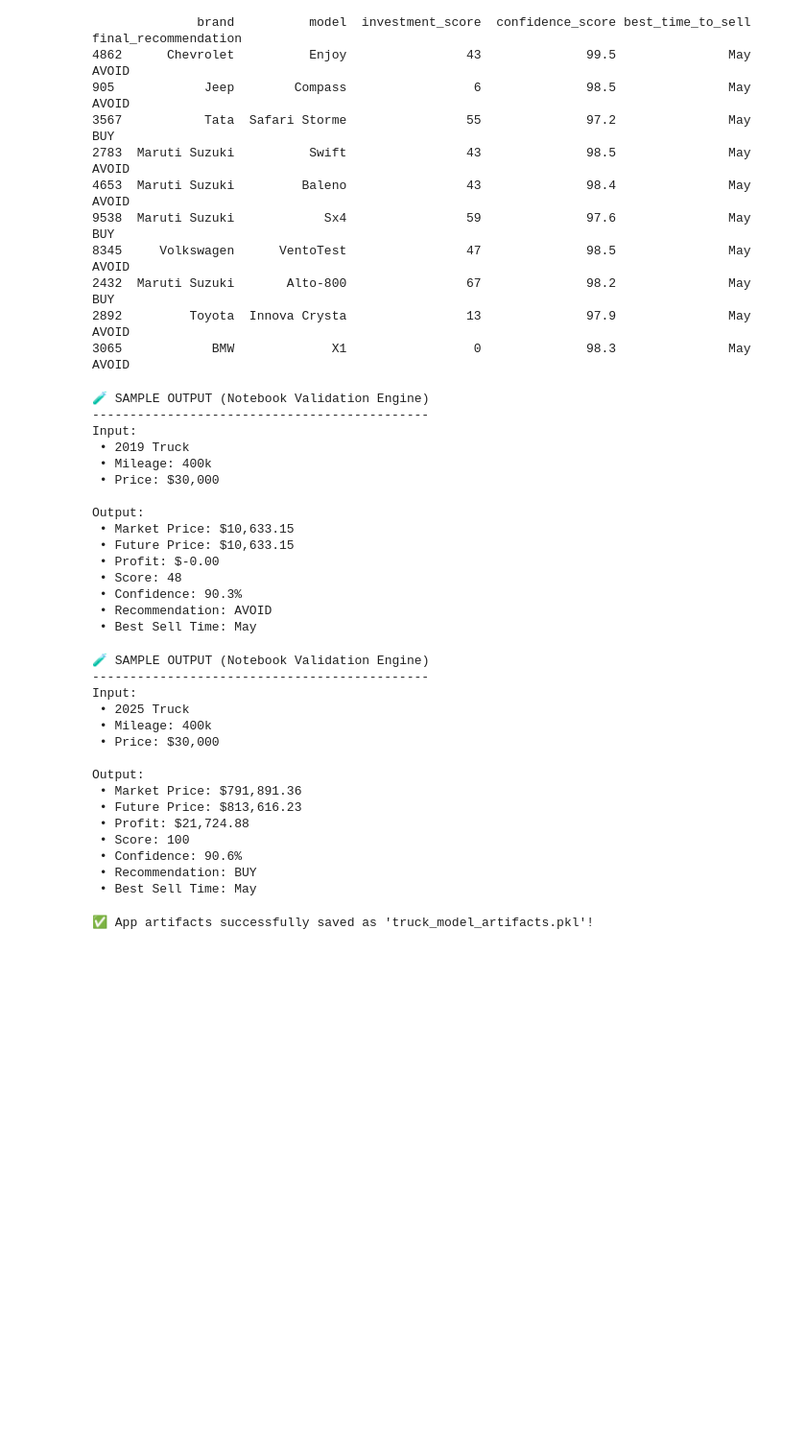
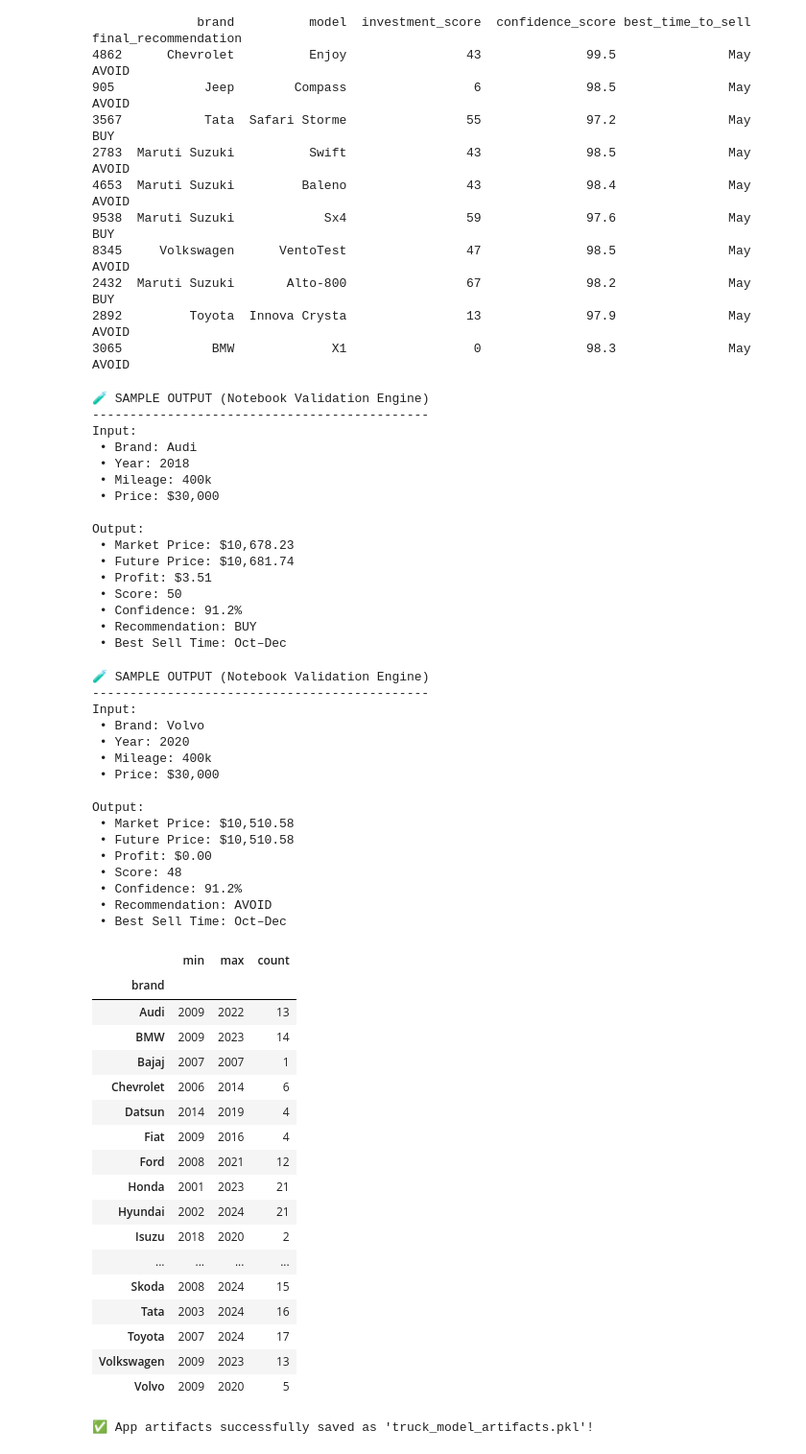
Before and after one commit to sarbojitdas-weaver/truck_intelligent_system, a Jupyter notebook: notebook/used_car_price_prediction.ipynb, the cells around one changed output. Shown at 96% size. Saved outputs shown, nothing was run; the diff lists cells and outputs as text; code cells hidden in the pictures; blank space fills up the shorter version.

```diff
--- a/notebook/used_car_price_prediction.ipynb
+++ b/notebook/used_car_price_prediction.ipynb
@@ -1616,10 +1634,11 @@ print(dx[report_cols].head(10).to_string())
 2892         Toyota  Innova Crysta                13              97.9               May                AVOID
 3065            BMW             X1                 0              98.3               May                AVOID
 # %%
+from re import match
 import numpy as np
 import pandas as pd
 
-def predict_single_truck(year, mileage, price):
+def predict_single_truck(year,brand, mileage, price):
     print("🧪 SAMPLE OUTPUT (Notebook Validation Engine)")
     print("-" * 45)
 
@@ -1672,10 +1691,24 @@ def predict_single_truck(year, mileage, price):
     recommendation = "BUY" if score >= 50 and confidence >= 90.0 else "AVOID"
 
     # 9. Task 9 Metric: Optimal historical demand exit window
-    best_sell_time = best_overall_month
+    match = best_month_by_brand_year[
+            (best_month_by_brand_year['brand'] == brand) &
+            (best_month_by_brand_year['year'] == year)
+        ]
+
+    if not match.empty:
+            best_sell_time = match.iloc[0]['selling_window']
+    else:
+            best_sell_time = "N/A"
 
     # Print out results structured to match your exact business specifications (Converted to USD)
-    print(f"Input:\n • {year} Truck\n • Mileage: {mileage:,}k\n • Price: ${price:,}")
+    print(
+    f"Input:\n"
+    f" • Brand: {brand}\n"
+    f" • Year: {year}\n"
+    f" • Mileage: {mileage:,}k\n"
+    f" • Price: ${price:,}"
+     )
     print(f"\nOutput:\n • Market Price: ${market_price_usd:,.2f}")
     print(f" • Future Price: ${future_price_usd:,.2f}")
     print(f" • Profit: ${profit_usd:,.2f}")
@@ -1687,42 +1720,65 @@ def predict_single_truck(year, mileage, price):
 # ==========================================
 # TEST LOGIC WITH CUSTOM PARAMETERS
 # ==========================================
-predict_single_truck(year=2019, mileage=400, price=30000)
+predict_single_truck(year=2018,brand='Audi', mileage=400, price=30000)
 # %% [output]
 🧪 SAMPLE OUTPUT (Notebook Validation Engine)
 ---------------------------------------------
 Input:
- • 2019 Truck
+ • Brand: Audi
+ • Year: 2018
  • Mileage: 400k
  • Price: $30,000
 
 Output:
- • Market Price: $10,633.15
- • Future Price: $10,633.15
- • Profit: $-0.00
- • Score: 48
- • Confidence: 90.3%
- • Recommendation: AVOID
- • Best Sell Time: May
+ • Market Price: $10,678.23
+ • Future Price: $10,681.74
+ • Profit: $3.51
+ • Score: 50
+ • Confidence: 91.2%
+ • Recommendation: BUY
+ • Best Sell Time: Oct–Dec
 # %%
 # Test the engine function with your exact sample parameters
-predict_single_truck(year=2025, mileage=400, price=30000)
+predict_single_truck(year=2020,brand="Volvo" ,mileage=400, price=30000)
 # %% [output]
 🧪 SAMPLE OUTPUT (Notebook Validation Engine)
 ---------------------------------------------
 Input:
- • 2025 Truck
+ • Brand: Volvo
+ • Year: 2020
  • Mileage: 400k
  • Price: $30,000
 
 Output:
- • Market Price: $791,891.36
- • Future Price: $813,616.23
- • Profit: $21,724.88
- • Score: 100
- • Confidence: 90.6%
- • Recommendation: BUY
- • Best Sell Time: May
+ • Market Price: $10,510.58
+ • Future Price: $10,510.58
+ • Profit: $0.00
+ • Score: 48
+ • Confidence: 91.2%
+ • Recommendation: AVOID
+ • Best Sell Time: Oct–Dec
+# %%
+best_month_by_brand_year.groupby('brand')['year'].agg(['min','max','count'])
+# %% [output]
+|  | min | max | count |
+| brand |  |  |  |
+| Audi | 2009 | 2022 | 13 |
+| BMW | 2009 | 2023 | 14 |
+| Bajaj | 2007 | 2007 | 1 |
+| Chevrolet | 2006 | 2014 | 6 |
+| Datsun | 2014 | 2019 | 4 |
+| Fiat | 2009 | 2016 | 4 |
+| Ford | 2008 | 2021 | 12 |
+| Honda | 2001 | 2023 | 21 |
+| Hyundai | 2002 | 2024 | 21 |
+| Isuzu | 2018 | 2020 | 2 |
+| ... | ... | ... | ... |
+| Skoda | 2008 | 2024 | 15 |
+| Tata | 2003 | 2024 | 16 |
+| Toyota | 2007 | 2024 | 17 |
+| Volkswagen | 2009 | 2023 | 13 |
+| Volvo | 2009 | 2020 | 5 |
 # %%
 import joblib
 
```
Also changed, not shown: parts of 6 cells of this notebook, 4 other files.
